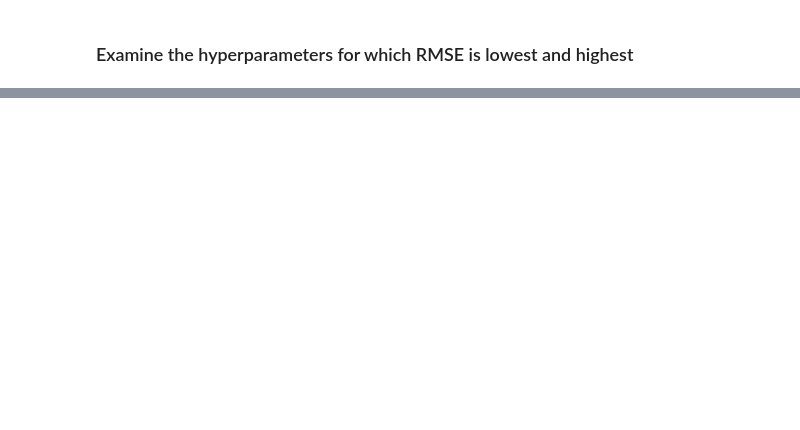
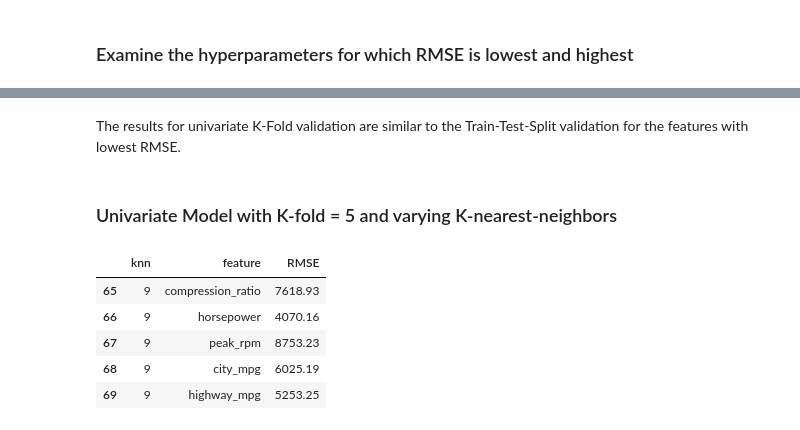
Before and after one commit to simplyrucha/KNNModel, a Jupyter notebook: GP_PredictingCarPrices.ipynb, the cells around one changed output, grey strips where cells are left out. Drawn from its saved outputs; the diff is of its cells as text; code cells hidden in the pictures; blank space fills up the shorter version.

```diff
--- a/GP_PredictingCarPrices.ipynb
+++ b/GP_PredictingCarPrices.ipynb
@@ -739,0 +808,47 @@ We are not stopping here! Let this be our assumption that this 5 feature model w
+# %% [markdown]
+The results for univariate K-Fold validation are similar to the Train-Test-Split validation for the features with lowest RMSE.
+# %% [markdown]
+### Univariate Model with K-fold = 5 and varying K-nearest-neighbors
+# %%
+# instantiate object of K-Folds cross validator
+# Dataset is split into 5 equal parts, randomized and random_state is set to 1 for reproducibility
+kf = KFold(n_splits = 5, shuffle = True, random_state = 1)
+
+# set the target variable
+target = "price"
+feature_rmse_vary_knn = {}
+
+# for loop to calculate MSE and RMSE values for hyperparameters from 1 to 25
+for each_knn in range(1,10,2):
+
+    knn = KNeighborsRegressor(algorithm = "auto", n_neighbors = each_knn)
+
+    # scoring method used is mean squared error
+    for each_feature in imports_85_norm.select_dtypes(np.number).drop("price", axis = 1).columns:
+        mses = cross_val_score(estimator = knn,
+                               X = np.array(imports_85_norm[each_feature]).reshape(-1, 1),
+                               y = imports_85_norm[target],
+                               scoring = "neg_mean_squared_error", cv = kf)
+
+        # collect the values in dictionary
+        feature_rmse_vary_knn[(each_knn, each_feature)] = np.sqrt(np.abs(mses)).mean()
+# %%
+# create a dataframe using the feature_rmse dictionary
+uni_feature_rmse_df = pd.DataFrame(data = [[each_key[0] for each_key in feature_rmse_vary_knn.keys()],
+                                           [each_key[1] for each_key in feature_rmse_vary_knn.keys()],
+                                           feature_rmse_vary_knn.values()]).T
+# assign column names to dataframe
+uni_feature_rmse_df.columns = ["knn", "feature", "RMSE"]
+
+# reset datatype for numeric columns
+uni_feature_rmse_df.astype({"knn" : int, "RMSE" : float})
+
+# display last 5 rows
+uni_feature_rmse_df.tail()
+# %% [output]
+|  | knn | feature | RMSE |
+| 65 | 9 | compression_ratio | 7618.93 |
+| 66 | 9 | horsepower | 4070.16 |
+| 67 | 9 | peak_rpm | 8753.23 |
+| 68 | 9 | city_mpg | 6025.19 |
+| 69 | 9 | highway_mpg | 5253.25 |
```
Also changed, not shown: parts of 62 cells of this notebook.
